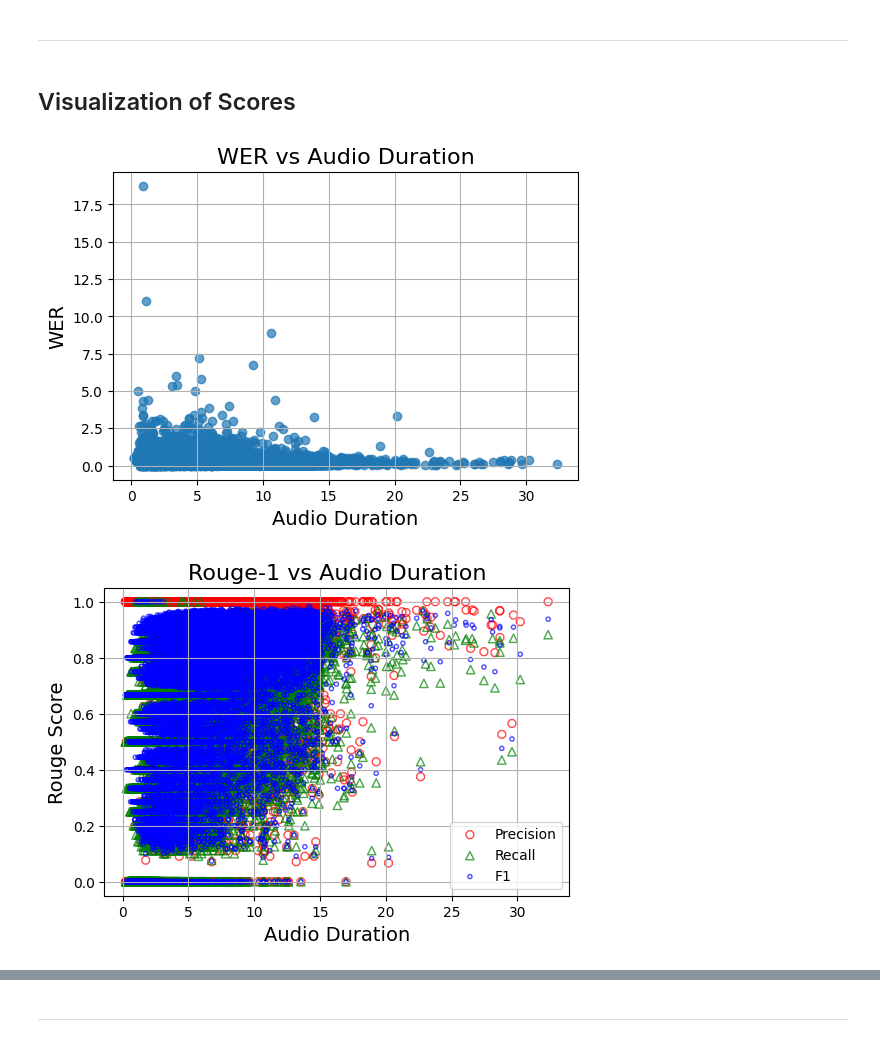
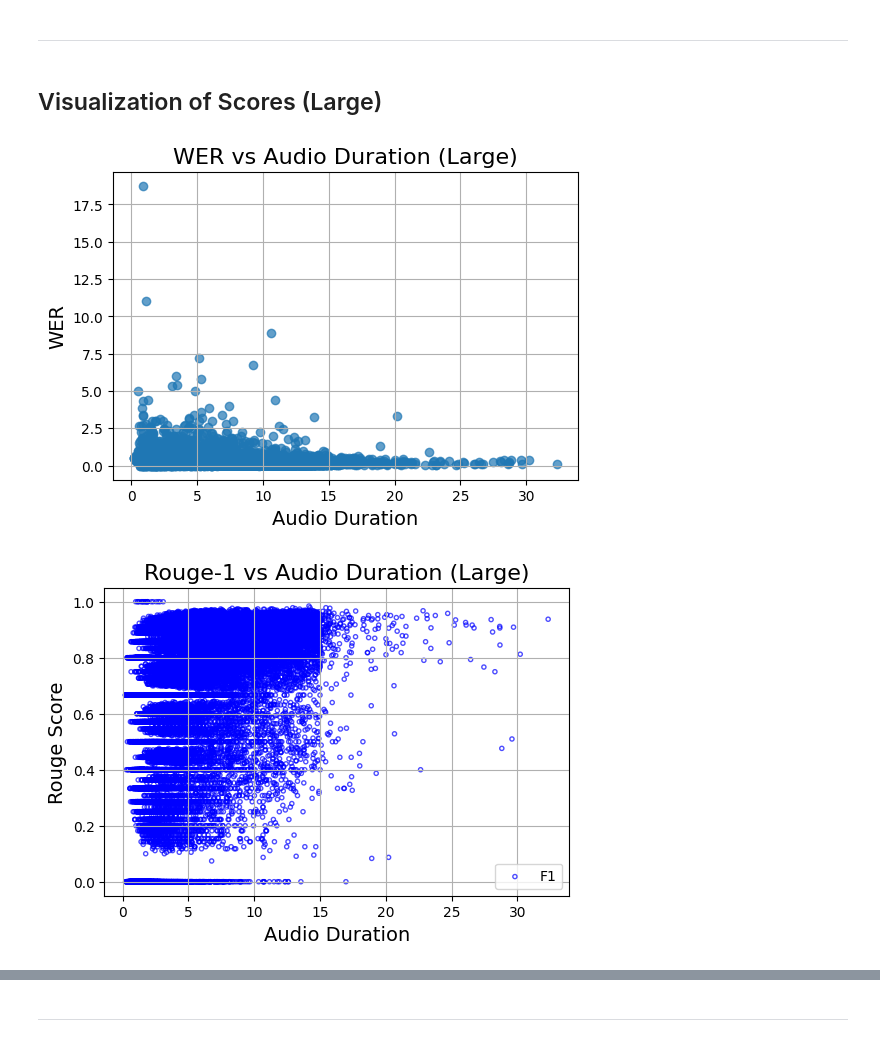
Before and after one commit to BU-Spark/ml-aimpower-stuttered-speech, a Jupyter notebook: fall2024/PoC/evaluation-whisper/whisper-len-eval.ipynb, the cells around one changed output, grey strips where cells are left out. Drawn from its saved outputs; the diff is of its cells as text; code cells hidden in the pictures.

```diff
--- a/fall2024/PoC/evaluation-whisper/whisper-len-eval.ipynb
+++ b/fall2024/PoC/evaluation-whisper/whisper-len-eval.ipynb
@@ -128,0 +150,3 @@ net_aigenerated_data_whisper_large.to_csv('net_aigenerated_data_whisper_large_pe
+# %%
+net_aigenerated_data_whisper_large = pd.read_csv(f"{os.getcwd()}/net_aigenerated_data_whisper_large_performance_stu.csv", index_col=0)
+net_aigenerated_data_whisper_large
@@ -133,7 +176,7 @@ net_aigenerated_data_whisper_large = net_aigenerated_data_whisper_large.assign(D
 # %% [markdown]
 ***
 # %% [markdown]
-## Visualization of Scores
+## Visualization of Scores (Large)
 # %%
 plt.figure(figsize=(6, 4))
 plt.scatter(
@@ -142,49 +185,49 @@ plt.scatter(
     alpha=0.7  # Handle overlapping points
 )
 
-plt.title("WER vs Audio Duration", fontsize=16)
+plt.title("WER vs Audio Duration (Large)", fontsize=16)
 plt.xlabel("Audio Duration", fontsize=14)
 plt.ylabel("WER", fontsize=14)
 plt.grid(True)
 plt.show()
 # %% [output]
-[figure, old version]
+[figure, new version]
 # %%
 plt.figure(figsize=(6, 4))
-plt.scatter(
-    net_aigenerated_data_whisper_large["Duration"],
-    net_aigenerated_data_whisper_large["rouge1-precision"],
-    facecolors="none", edgecolors='r',
-    label="Precision",
-    marker="8",
-    alpha=0.7  # Handle overlapping points
-)
+# plt.scatter(
+#     net_aigenerated_data_whisper_large["Duration"],
+#     net_aigenerated_data_whisper_large["stu-rouge1-precision"],
+#     facecolors="none", edgecolors='r',
+#     label="Precision",
+#     marker="8",
+#     alpha=0.7  # Handle overlapping points
+# )
+
+# plt.scatter(
+#     net_aigenerated_data_whisper_large["Duration"],
+#     net_aigenerated_data_whisper_large["stu-rouge1-recall"],
+#     facecolors="none", edgecolors='g',
+#     label="Recall",
+#     marker="^",
+#     alpha=0.7  # Handle overlapping points
+# )
 
 plt.scatter(
     net_aigenerated_data_whisper_large["Duration"],
-    net_aigenerated_data_whisper_large["rouge1-recall"],
-    facecolors="none", edgecolors='g',
-    label="Recall",
-    marker="^",
-    alpha=0.7  # Handle overlapping points
-)
-
-plt.scatter(
-    net_aigenerated_data_whisper_large["Duration"],
-    net_aigenerated_data_whisper_large["rouge1-f1"],
+    net_aigenerated_data_whisper_large["stu-rouge1-f1"],
     facecolors="none", edgecolors='b',
     label="F1",
     marker=".",
     alpha=0.7  # Handle overlapping points
 )
 
-plt.title("Rouge-1 vs Audio Duration", fontsize=16)
+plt.title("Rouge-1 vs Audio Duration (Large)", fontsize=16)
 plt.xlabel("Audio Duration", fontsize=14)
 plt.ylabel("Rouge Score", fontsize=14)
 plt.grid(True)
 plt.legend()
 plt.show()
 # %% [output]
-[figure, old version]
+[figure, new version]
 # %%
 plt.figure(figsize=(6, 4))
```
Also changed, not shown: parts of 26 cells of this notebook, 3 other files.
